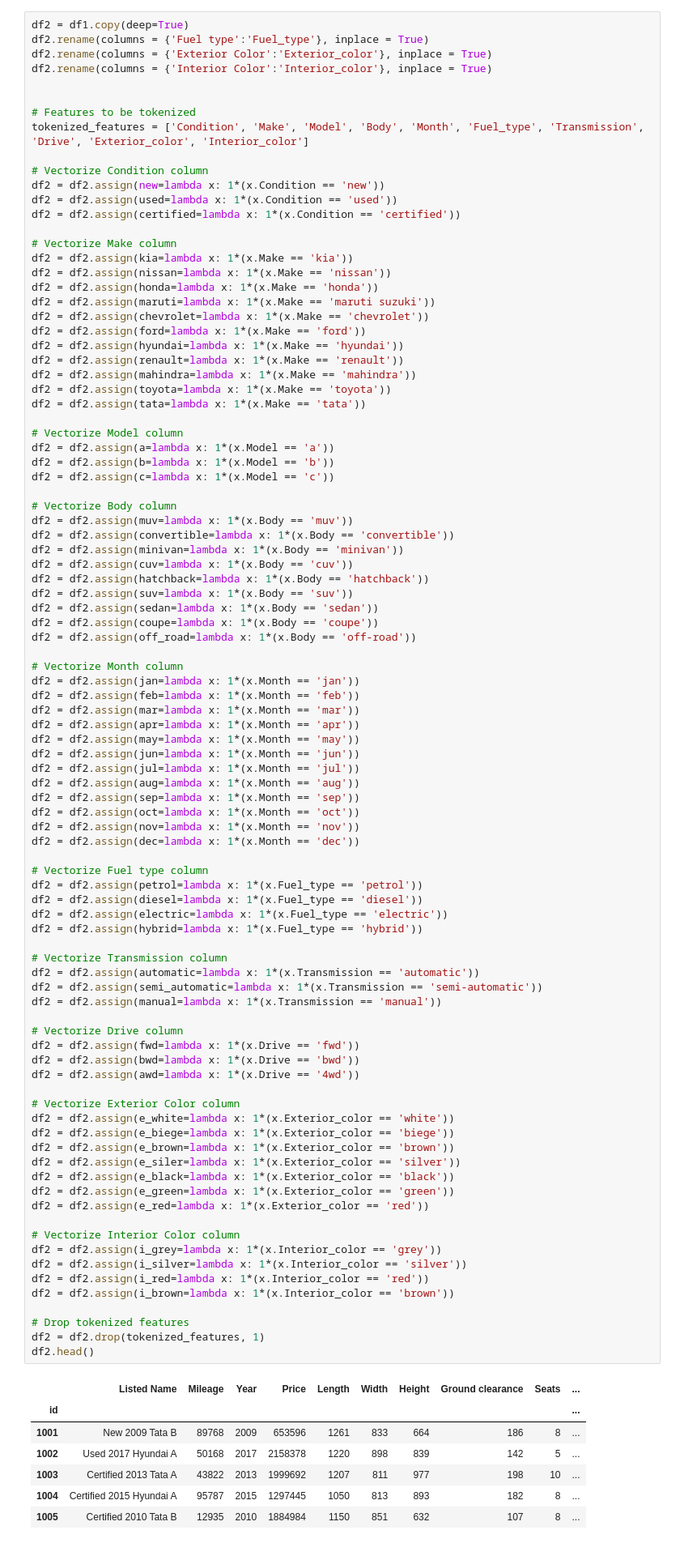
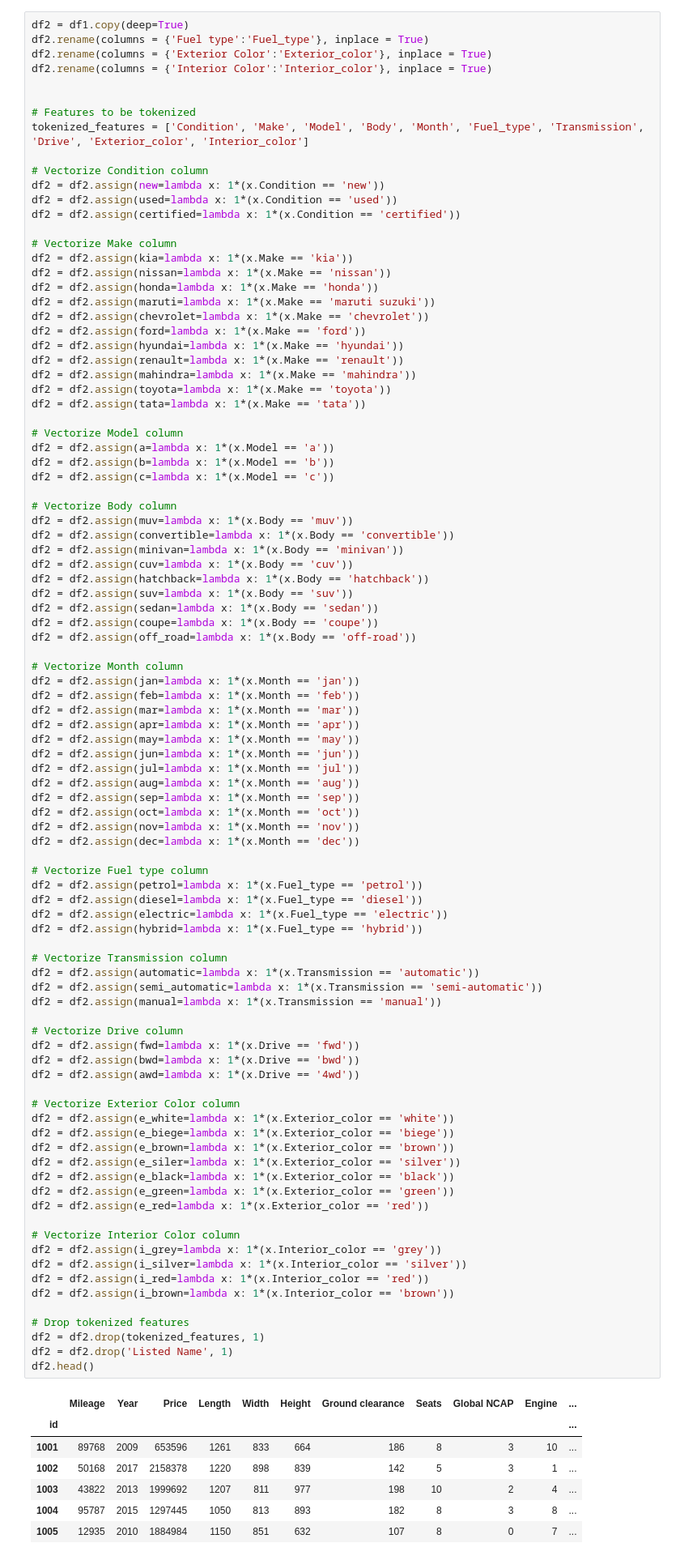
Before and after one commit to zafe312/car_recommender, a Jupyter notebook: car_recommender.ipynb, the cells around one changed output. Shown: that part at 81% size. Saved outputs shown, nothing was run; the diff lists cells and outputs as text.

```diff
--- a/car_recommender.ipynb
+++ b/car_recommender.ipynb
@@ -278,37 +279,38 @@ df2 = df2.assign(hybrid=lambda x: 1*(x.Fuel_type == 'hybrid'))
 
 # Vectorize Transmission column
 df2 = df2.assign(automatic=lambda x: 1*(x.Transmission == 'automatic'))
 df2 = df2.assign(semi_automatic=lambda x: 1*(x.Transmission == 'semi-automatic'))
 df2 = df2.assign(manual=lambda x: 1*(x.Transmission == 'manual'))
 
 # Vectorize Drive column
 df2 = df2.assign(fwd=lambda x: 1*(x.Drive == 'fwd'))
 df2 = df2.assign(bwd=lambda x: 1*(x.Drive == 'bwd'))
 df2 = df2.assign(awd=lambda x: 1*(x.Drive == '4wd'))
 
 # Vectorize Exterior Color column
 df2 = df2.assign(e_white=lambda x: 1*(x.Exterior_color == 'white'))
 df2 = df2.assign(e_biege=lambda x: 1*(x.Exterior_color == 'biege'))
 df2 = df2.assign(e_brown=lambda x: 1*(x.Exterior_color == 'brown'))
 df2 = df2.assign(e_siler=lambda x: 1*(x.Exterior_color == 'silver'))
 df2 = df2.assign(e_black=lambda x: 1*(x.Exterior_color == 'black'))
 df2 = df2.assign(e_green=lambda x: 1*(x.Exterior_color == 'green'))
 df2 = df2.assign(e_red=lambda x: 1*(x.Exterior_color == 'red'))
 
 # Vectorize Interior Color column
 df2 = df2.assign(i_grey=lambda x: 1*(x.Interior_color == 'grey'))
 df2 = df2.assign(i_silver=lambda x: 1*(x.Interior_color == 'silver'))
 df2 = df2.assign(i_red=lambda x: 1*(x.Interior_color == 'red'))
 df2 = df2.assign(i_brown=lambda x: 1*(x.Interior_color == 'brown'))
 
 # Drop tokenized features
 df2 = df2.drop(tokenized_features, 1)
+df2 = df2.drop('Listed Name', 1)
 df2.head()
 # %% [output]
-|  | Listed Name | Mileage | Year | Price | Length | Width | Height | Ground clearance | Seats | ... |
-| id |  |  |  |  |  |  |  |  |  | ... |
-| 1001 | New 2009 Tata B | 89768 | 2009 | 653596 | 1261 | 833 | 664 | 186 | 8 | ... |
-| 1002 | Used 2017 Hyundai A | 50168 | 2017 | 2158378 | 1220 | 898 | 839 | 142 | 5 | ... |
-| 1003 | Certified 2013 Tata A | 43822 | 2013 | 1999692 | 1207 | 811 | 977 | 198 | 10 | ... |
-| 1004 | Certified 2015 Hyundai A | 95787 | 2015 | 1297445 | 1050 | 813 | 893 | 182 | 8 | ... |
-| 1005 | Certified 2010 Tata B | 12935 | 2010 | 1884984 | 1150 | 851 | 632 | 107 | 8 | ... |
+|  | Mileage | Year | Price | Length | Width | Height | Ground clearance | Seats | Global NCAP | Engine | ... |
+| id |  |  |  |  |  |  |  |  |  |  | ... |
+| 1001 | 89768 | 2009 | 653596 | 1261 | 833 | 664 | 186 | 8 | 3 | 10 | ... |
+| 1002 | 50168 | 2017 | 2158378 | 1220 | 898 | 839 | 142 | 5 | 3 | 1 | ... |
+| 1003 | 43822 | 2013 | 1999692 | 1207 | 811 | 977 | 198 | 10 | 2 | 4 | ... |
+| 1004 | 95787 | 2015 | 1297445 | 1050 | 813 | 893 | 182 | 8 | 3 | 8 | ... |
+| 1005 | 12935 | 2010 | 1884984 | 1150 | 851 | 632 | 107 | 8 | 0 | 7 | ... |
```
Also changed, not shown: parts of 2 cells of this notebook.
